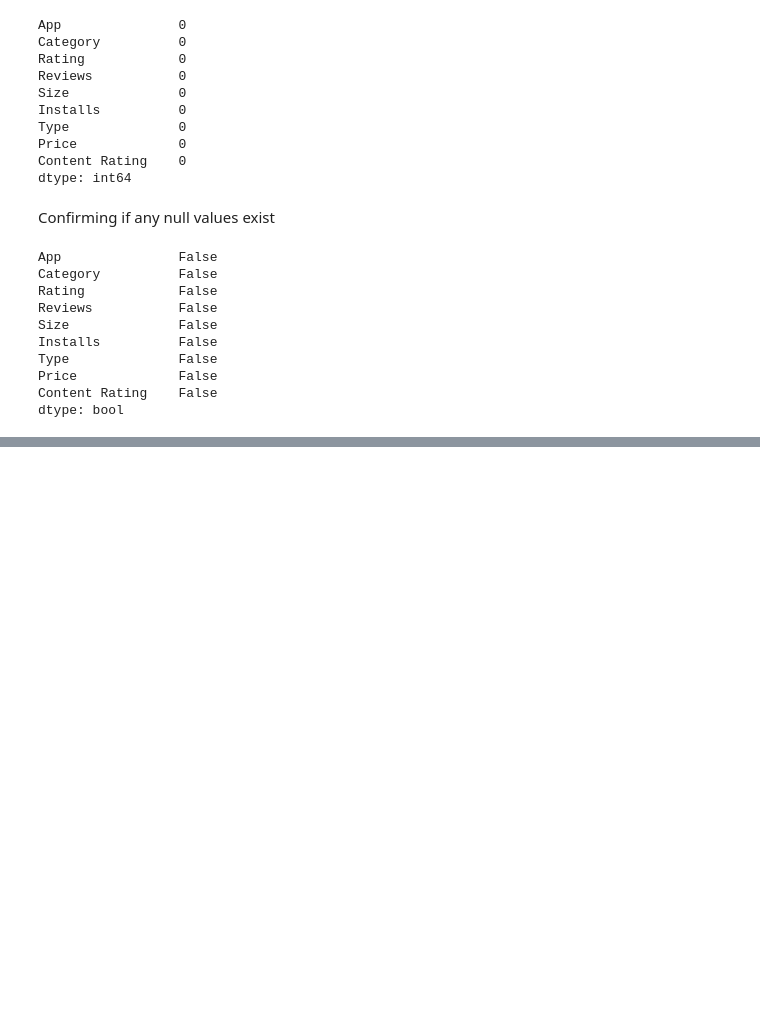
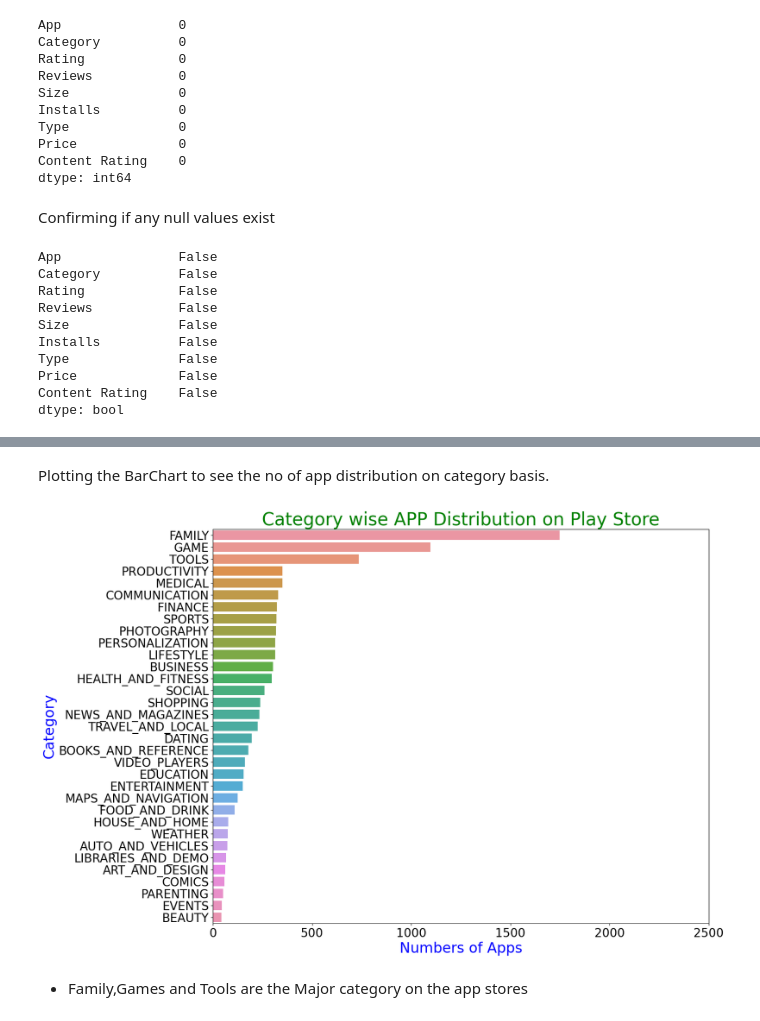
Before and after one commit to 31AKASh07/Playstore-App-analysis, a Jupyter notebook: PLAYSTORE.ipynb, the cells around one changed output, grey strips where cells are left out. Drawn from its saved outputs; the diff is of its cells as text; code cells hidden in the pictures; blank space fills up the shorter version.

```diff
--- a/PLAYSTORE.ipynb
+++ b/PLAYSTORE.ipynb
@@ -184,0 +179,4 @@ array(['0', '$4.99', '$3.99', '$6.99', '$1.49', '$2.99', '$7.99', '$5.99',
+# %%
+PSD.Price = PSD.Price.apply(lambda x:x.replace("$",""))
+PSD.Price = PSD.Price.apply(lambda x:x.replace("Everyone","0"))
+PSD.Price = PSD.Price.apply(lambda x:float(x))
@@ -184,0 +214,20 @@ array(['0', '$4.99', '$3.99', '$6.99', '$1.49', '$2.99', '$7.99', '$5.99',
+# %% [markdown]
+Plotting the BarChart to see the no of app distribution on category basis.
+# %%
+plt.figure(figsize=(15,12))
+unique_category= PSD['Category'].value_counts()
+sns.barplot(x=unique_category, y=unique_category.index, data=PSD)
+plt.xticks(size=20)
+plt.yticks(size=20)
+plt.xlim(0,2500)
+plt.xlabel("Numbers of Apps",size=24,c="b")
+plt.ylabel("Category",size=24,c="b")
+plt.title("Category wise APP Distribution on Play Store",size=30,c="g")
+plt.show()
+# %% [output]
+[figure, added]
+# %% [markdown]
+
+
+
+*   Family,Games and Tools are the Major category on the app stores
```
Also changed, not shown: parts of 21 cells of this notebook.
